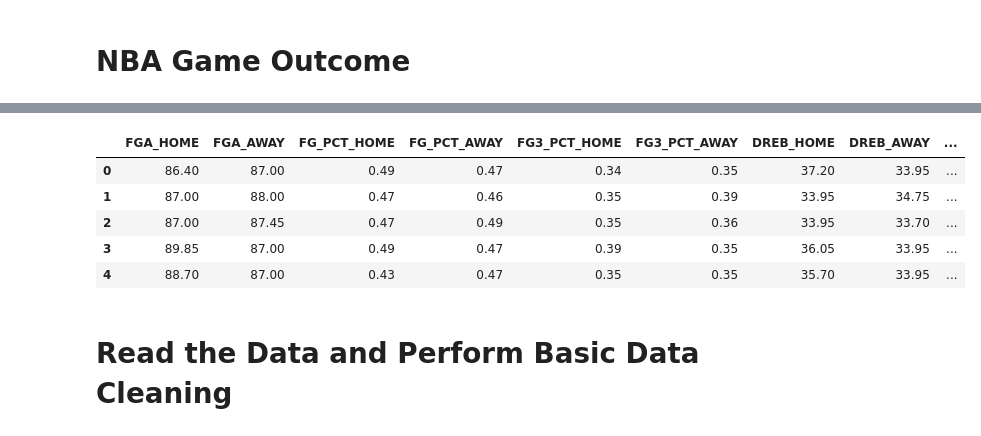
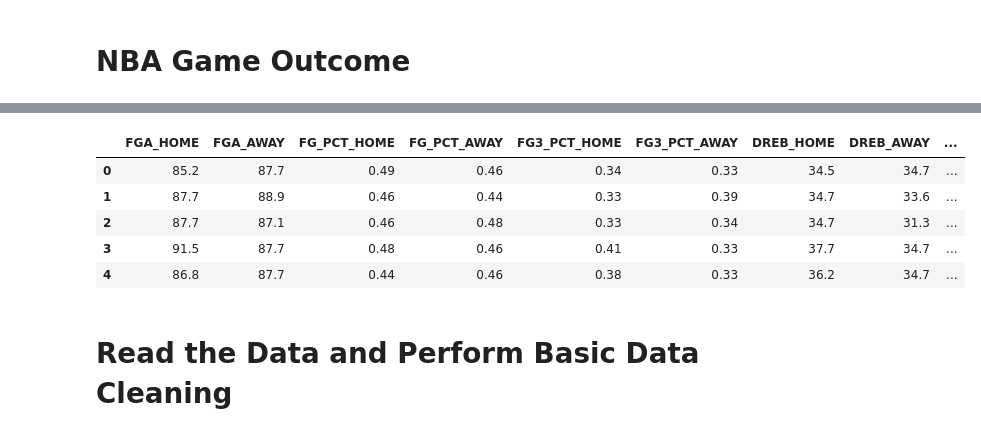
Before and after one commit to donjohn42x/NBA_Analysis, a Jupyter notebook: nba_analysis.ipynb, the cells around one changed output, grey strips where cells are left out. Saved outputs shown, nothing was run; the diff lists cells and outputs as text; code cells hidden in the pictures.

```diff
--- a/nba_analysis.ipynb
+++ b/nba_analysis.ipynb
@@ -23,3 +23,28 @@ games_df = pd.concat(map
                            'data/game_details/nba_game_detailsSeason=2014-15.csv',
                            'data/game_details/nba_game_detailsSeason=2013-14.csv',
                            'data/game_details/nba_game_detailsSeason=2012-13.csv']), ignore_index=True)
+# %%
+y = []
+for i in range(0,3000):#len(games_df)):
+# Check Matchup to see which team is Home
+    if "@" in games_df["MATCHUP"][i]:
+        away_team = games_df["TEAM_ABBREVIATION"]
+        home_team = games_df["MATCHUP"][i][-3:]
+
+        #Adding win/loss to home team
+        if games_df["PLUS_MINUS"][i] > 0:
+            y.append(0)
+        else:
+            y.append(1)
+
+    else:
+        home_team = games_df["TEAM_ABBREVIATION"]
+        away_team = games_df["MATCHUP"][i][-3:]
+
+        #Adding win/loss to home team
+        if games_df["PLUS_MINUS"][i] > 0:
+            y.append(1)
+        else:
+            y.append(0)
+last_10h = games_df[games_df["TEAM_ABBREVIATION"] == home_team][games_df["GAME_DATE"]< games_df["GAME_DATE"][i]].head(10)
+last_10a = games_df[games_df["TEAM_ABBREVIATION"] == away_team][games_df["GAME_DATE"]< games_df["GAME_DATE"][i]].head(10)
@@ -39,43 +76,49 @@ for i in range(0,3000):#len(games_df)):
         else:
             y.append(1)
 
     else:
         home_team = games_df["TEAM_ABBREVIATION"]
         away_team = games_df["MATCHUP"][i][-3:]
 
         #Adding win/loss to home team
         if games_df["PLUS_MINUS"][i] > 0:
             y.append(1)
         else:
             y.append(0)
     # row list for df
     row = []
 
     #Last 10 games df for both teams
-    last_10h = games_df[games_df["TEAM_ABBREVIATION"] == home_team][games_df["GAME_DATE"]< games_df["GAME_DATE"][i]].head(20)
-    last_10a = games_df[games_df["TEAM_ABBREVIATION"] == away_team][games_df["GAME_DATE"]< games_df["GAME_DATE"][i]].head(20)
+    last_10h = games_df[games_df["TEAM_ABBREVIATION"] == home_team][games_df["GAME_DATE"]< games_df["GAME_DATE"][i]].head(10)
+    last_10a = games_df[games_df["TEAM_ABBREVIATION"] == away_team][games_df["GAME_DATE"]< games_df["GAME_DATE"][i]].head(10)
+
+    win_rateH = 0
+    win_rateA = 0
 
     needed_features = ["FGA", "FG_PCT", "FG3_PCT", "DREB", "REB", "AST"]
 
     for feature in needed_features:
-        row.append(round((sum(last_10h[feature])/20),2))
-        row.append(round((sum(last_10a[feature])/20),2))
+        row.append(round((sum(last_10h[feature])/10),2))
+        row.append(round((sum(last_10a[feature])/10),2))
+
+    row.append(round((len(last_10h[last_10h["WL"]=="W"])/10),2))
+    row.append(round((len(last_10a[last_10a["WL"]=="W"])/10),2))
 
     trans_df = trans_df.append(pd.DataFrame([row]), ignore_index=True)
 
 trans_df=trans_df.set_axis(["FGA_HOME","FGA_AWAY", "FG_PCT_HOME", "FG_PCT_AWAY", "FG3_PCT_HOME", "FG3_PCT_AWAY",
-                               "DREB_HOME", "DREB_AWAY", "REB_HOME", "REB_AWAY", "AST_HOME", "AST_AWAY"], axis=1)
+                               "DREB_HOME", "DREB_AWAY", "REB_HOME", "REB_AWAY", "AST_HOME", "AST_AWAY", "WIN_RATE_HOME", "WIN_RATE_AWAY"], axis=1)
 
 trans_df["WIN"] = y
 
 trans_df.head()
 # %% [output]
 |  | FGA_HOME | FGA_AWAY | FG_PCT_HOME | FG_PCT_AWAY | FG3_PCT_HOME | FG3_PCT_AWAY | DREB_HOME | DREB_AWAY | ... |
-| 0 | 86.40 | 87.00 | 0.49 | 0.47 | 0.34 | 0.35 | 37.20 | 33.95 | ... |
-| 1 | 87.00 | 88.00 | 0.47 | 0.46 | 0.35 | 0.39 | 33.95 | 34.75 | ... |
-| 2 | 87.00 | 87.45 | 0.47 | 0.49 | 0.35 | 0.36 | 33.95 | 33.70 | ... |
-| 3 | 89.85 | 87.00 | 0.49 | 0.47 | 0.39 | 0.35 | 36.05 | 33.95 | ... |
-| 4 | 88.70 | 87.00 | 0.43 | 0.47 | 0.35 | 0.35 | 35.70 | 33.95 | ... |
+| 0 | 85.2 | 87.7 | 0.49 | 0.46 | 0.34 | 0.33 | 34.5 | 34.7 | ... |
+| 1 | 87.7 | 88.9 | 0.46 | 0.44 | 0.33 | 0.39 | 34.7 | 33.6 | ... |
+| 2 | 87.7 | 87.1 | 0.46 | 0.48 | 0.33 | 0.34 | 34.7 | 31.3 | ... |
+| 3 | 91.5 | 87.7 | 0.48 | 0.46 | 0.41 | 0.33 | 37.7 | 34.7 | ... |
+| 4 | 86.8 | 87.7 | 0.44 | 0.46 | 0.38 | 0.33 | 36.2 | 34.7 | ... |
 # %% [markdown]
 # Read the Data and Perform Basic Data Cleaning
 # %%
```
Also changed, not shown: parts of 8 cells of this notebook.
